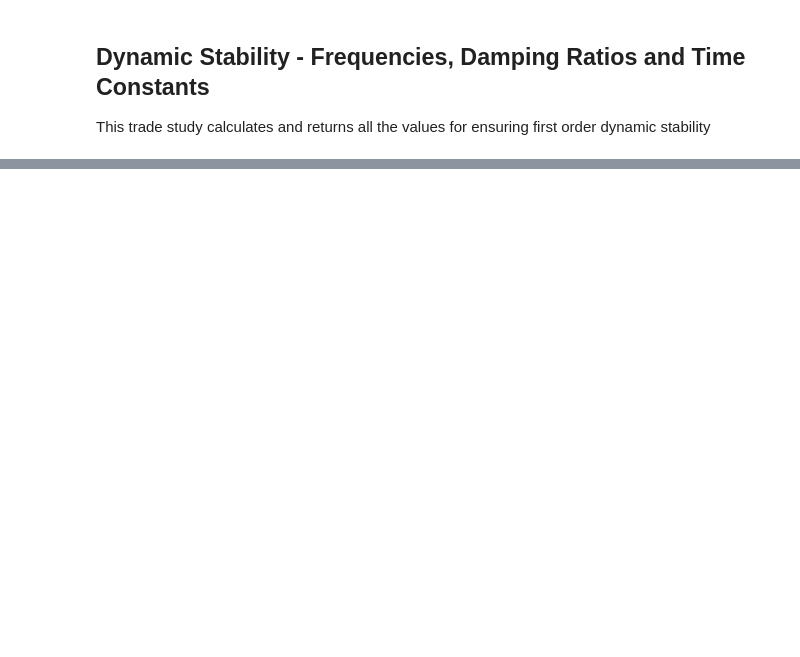
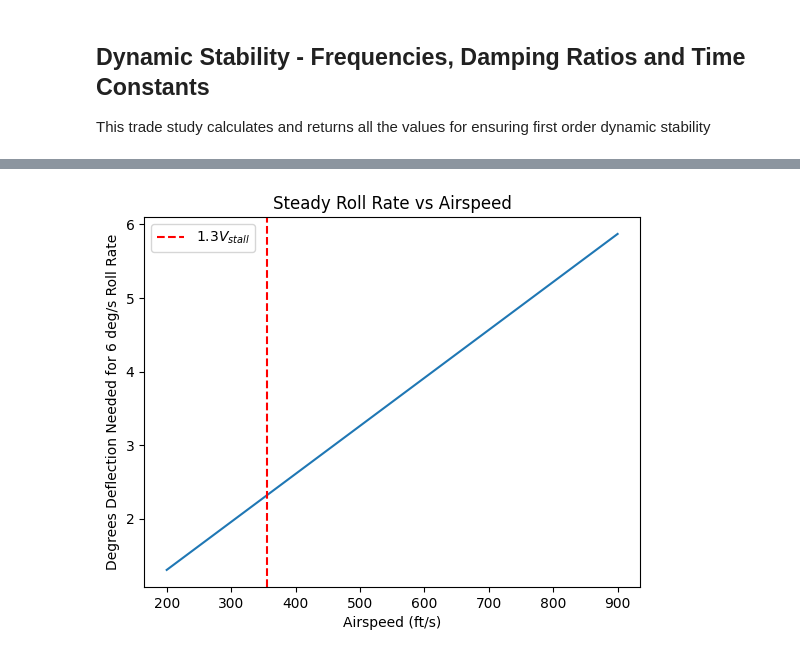
Before and after one commit to DrYogurt/Aero-Design-Team-Gamma, a Jupyter notebook: aircraft_design/final_design/final_trade_studies/trade_studies_summary.ipynb, the cells around one changed output, grey strips where cells are left out. Saved outputs shown, nothing was run; the diff lists cells and outputs as text; code cells hidden in the pictures; blank space fills up the shorter version.

```diff
--- a/aircraft_design/final_design/final_trade_studies/trade_studies_summary.ipynb
+++ b/aircraft_design/final_design/final_trade_studies/trade_studies_summary.ipynb
@@ -71,6 +58,13 @@ point_mass.add_analysis(MassAnalysis())
 
 # Add point mass component to aircraft
 #aircraft.add_child(point_mass)
+# %%
+from aircraft_design.final_design.final_construction import Aircraft
+from aircraft_design.analysis.mass_analysis import MassAnalysis, MassFeature
+import copy
+from pprint import pprint
+
+aircraft = Aircraft()
 # %%
 
 
@@ -233,7 +280,7 @@ This trade study calculates and returns all the values for ensuring first order
 # %%
 from aircraft_design.final_design.final_trade_studies.dynamic_stability_trade_study import analyze_aircraft_dynamic_stability, plot_gain_sensitivity
 
-aircraft_dynamic_stability_copy = copy.deepcopy(empty_aircraft)
+aircraft_dynamic_stability_copy = copy.deepcopy(aircraft)
 
 
 
@@ -245,23 +292,22 @@ print(f"====== Passive values ====== \n short_nf: {short_nf:.2f}, short_df: {sho
 # currently these gains are bad
 test_gains = {
         'ku': [0.0, -0.1], 'kw': [0, -.1], 'kq': [0, 0], 'ko_long': [0, 0],
-        'kv': [0.4, 0], 'kp': [0.2,0], 'kr': [0.4, 0], 'ko_lat': [0, 0]
-        #'kv': [0.4, 0], 'kp': [0.2,0], 'kr': [2, 0], 'ko_lat': [0, 0]
+        'kv': [0.3, 0], 'kp': [-0.5, 0.5], 'kr': [-0.5, 0.5], 'ko_lat': [-0.5, 0.5]
     }
 # find augmented values
 short_nf, short_df, p_nf, p_df, dnf, ddr, Tr, Ts = analyze_aircraft_dynamic_stability(aircraft_dynamic_stability_copy, **test_gains, visualize=False)
 print(f"====== Augmented values ====== \n short_nf: {short_nf:.2f}, short_df: {short_df:.2f}, p_nf: {p_nf:.2f}, p_df: {p_df:.2f}, dnf: {dnf:.2f}, ddr: {ddr:.2f}, Tr: {Tr:.2f}, Ts: {Ts:.2f}")
 
 
-#exit()
+
 # plot long gain sensitivity
 for gain in []:#['ku', 'kw', 'kq', 'ko_long']:
     plot_gain_sensitivity(aircraft_dynamic_stability_copy, gain, base_gains=test_gains)
     print(f"Finished {gain}")
 
 #plot lat gain sensitivity
-for gain in ['kp', 'kr', 'ko_lat', 'kv']:
-    plot_gain_sensitivity(aircraft_dynamic_stability_copy, gain, base_gains=test_gains,num_points=5)
+for gain in ['kv', 'kp', 'kr', 'ko_lat']:
+    plot_gain_sensitivity(aircraft_dynamic_stability_copy, gain, base_gains=test_gains)
     print(f"Finished {gain}")
 # %% [output]
 /home/dryogurt/.cache/pypoetry/virtualenvs/aerospace-design-team-gamma-QogS2DLM-py3.13/lib/python3.13/site-packages/scipy/signal/_ltisys.py:599: BadCoefficients: Badly conditioned filter coefficients  ...
@@ -341,0 +486,24 @@ Lateral Gains: [ 2.23356211e-03 -6.58834423e-05  1.39553279e-02 -7.08517721e-02
+# %%
+import matplotlib.pyplot as plt
+aircraft_params, stability_params, dimensionless_derivatives = create_stability_parameters(aircraft_dynamic_stability_copy, rho=rho, V0=V0)
+
+dimensionless_roll_rate = dimensionless_derivatives['C_l_delta_a'] / dimensionless_derivatives['C_l_p']
+V0s = np.linspace(200,900,20)
+rho = Atmosphere(36000/3.28084).density
+steady_roll_rates = []
+for V0 in V0s:
+    steady_roll_rate = dimensionless_roll_rate * 2 * V0 / 315
+    steady_roll_rates.append(steady_roll_rate*6)
+
+plt.plot(V0s, steady_roll_rates)
+plt.xlabel('Airspeed (ft/s)')
+plt.ylabel('Degrees Deflection Needed for 6 deg/s Roll Rate')
+plt.title('Steady Roll Rate vs Airspeed')
+#draw a vertical line at 200 ft/s
+plt.axvline(x=356.094, color='red', linestyle='--',label='$1.3 V_{stall}$')
+
+
+plt.legend()
+plt.show()
+# %% [output]
+[figure, added]
```
Also changed, not shown: parts of 18 cells of this notebook, 52 other files.
